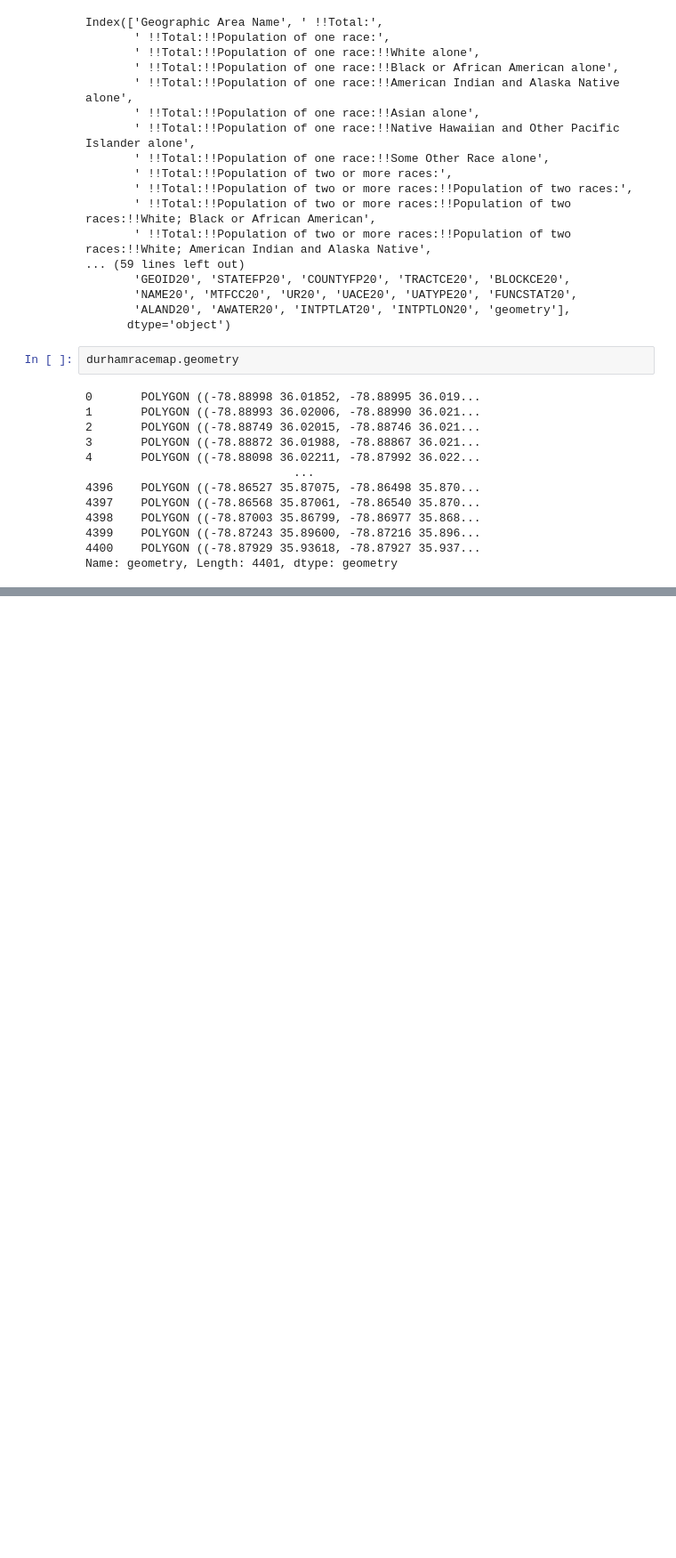
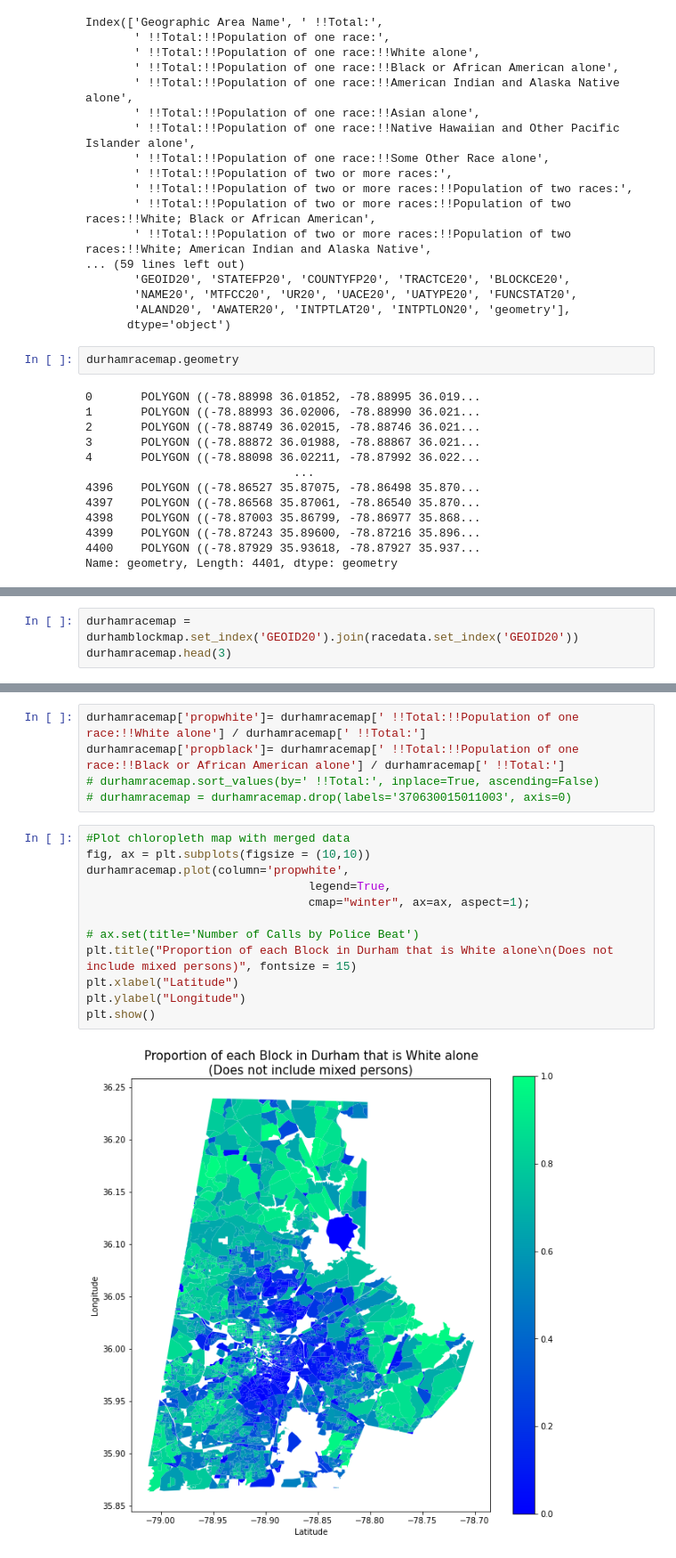
Before and after one commit to sadiesheridan/dataplus-project27-community-safety-durham, a Jupyter notebook: 10_code/dpddata.ipynb, the cells around one changed output, grey strips where cells are left out. Shown at 89% size. Saved outputs shown, nothing was run; the diff lists cells and outputs as text; blank space fills up the shorter version.

```diff
--- a/10_code/dpddata.ipynb
+++ b/10_code/dpddata.ipynb
@@ -332,0 +317,3 @@ durhamracemap.plot(column=' !!Total:',
+# %%
+durhamracemap = durhamblockmap.set_index('GEOID20').join(racedata.set_index('GEOID20'))
+durhamracemap.head(3)
@@ -332,0 +326,19 @@ durhamracemap.plot(column=' !!Total:',
+# %%
+durhamracemap['propwhite']= durhamracemap[' !!Total:!!Population of one race:!!White alone'] / durhamracemap[' !!Total:']
+durhamracemap['propblack']= durhamracemap[' !!Total:!!Population of one race:!!Black or African American alone'] / durhamracemap[' !!Total:']
+# durhamracemap.sort_values(by=' !!Total:', inplace=True, ascending=False)
+# durhamracemap = durhamracemap.drop(labels='370630015011003', axis=0)
+# %%
+#Plot chloropleth map with merged data
+fig, ax = plt.subplots(figsize = (10,10))
+durhamracemap.plot(column='propwhite',
+                                legend=True,
+                                cmap="winter", ax=ax, aspect=1);
+
+# ax.set(title='Number of Calls by Police Beat')
+plt.title("Proportion of each Block in Durham that is White alone\n(Does not include mixed persons)", fontsize = 15)
+plt.xlabel("Latitude")
+plt.ylabel("Longitude")
+plt.show()
+# %% [output]
+[figure, added]
```
Also changed, not shown: parts of 5 cells of this notebook, 2 other files.
